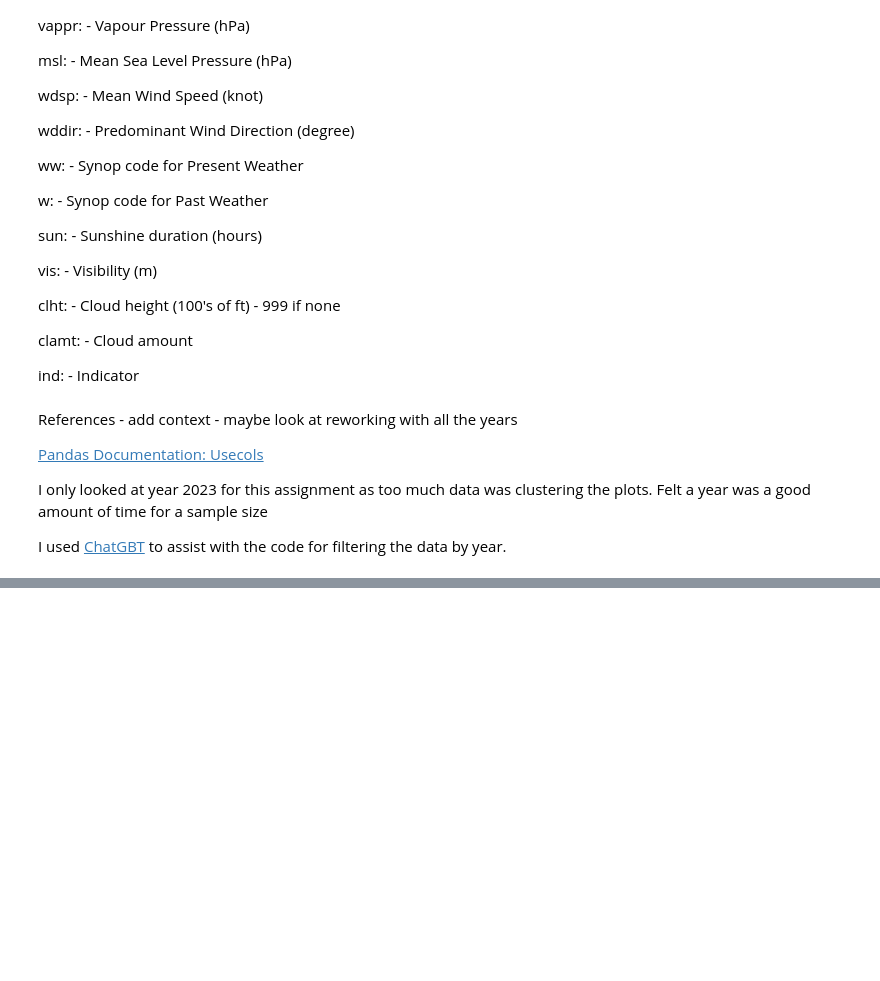
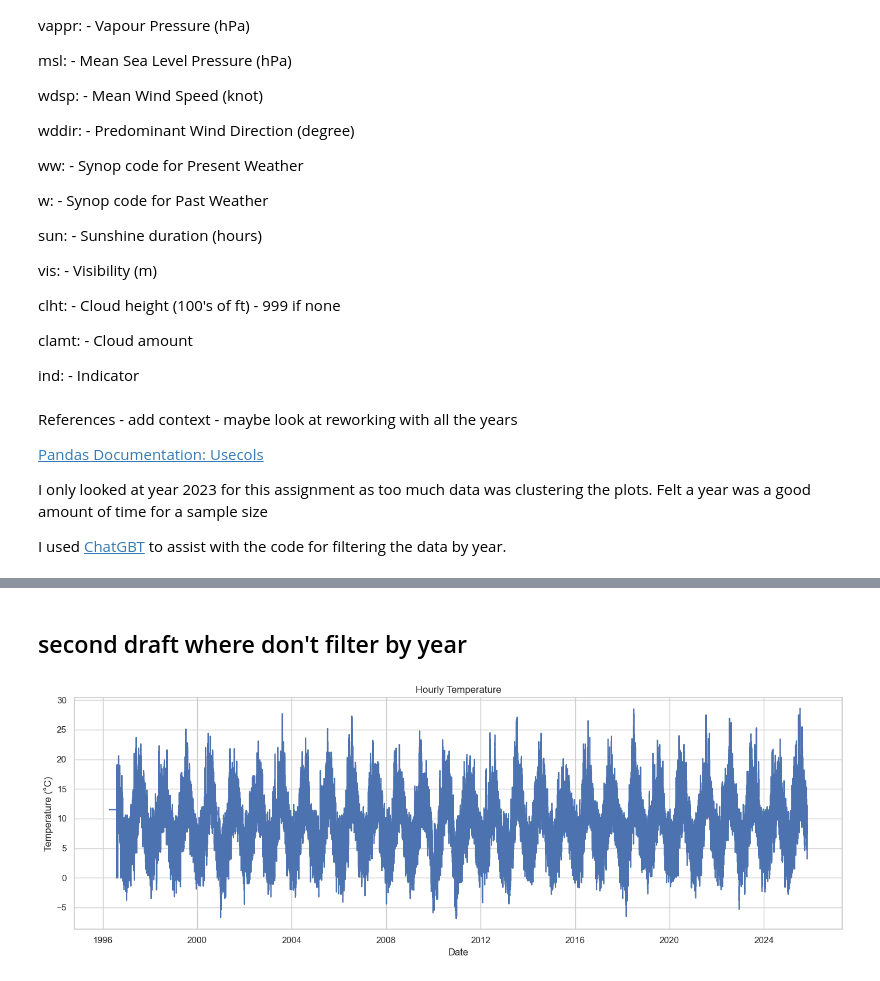
Before and after one commit to LDonn32/PDFA, a Jupyter notebook: Assignments/assignment06-weather.ipynb, the cells around one changed output, grey strips where cells are left out. Drawn from its saved outputs; the diff is of its cells as text; code cells hidden in the pictures; blank space fills up the shorter version.

```diff
--- a/Assignments/assignment06-weather.ipynb
+++ b/Assignments/assignment06-weather.ipynb
@@ -198,0 +195,2 @@ Text(0, 0.5, 'Monthly Mean Temperature (°C)')
+# %% [markdown]
+## second draft where don't filter by year
@@ -198,0 +202,35 @@ Text(0, 0.5, 'Monthly Mean Temperature (°C)')
+# %%
+sns.set(style="whitegrid")
+# %%
+# Load data (no year filtering; full range)
+url = "https://cli.fusio.net/cli/climate_data/webdata/hly4935.csv"
+# skip the metadata at the top
+df = pd.read_csv(url, skiprows=23)
+
+# Quick inspect
+# %%
+# Parse datetime and set index
+# The file usually has a 'date' column like 'DD-MMM-YYYY HH:MM'. Use dayfirst and coerce errors to catch parsing issues.
+df['date'] = pd.to_datetime(df['date'], dayfirst=True, errors='coerce')
+# drop rows where date failed to parse
+df = df.dropna(subset=['date']).copy()
+# set index
+df = df.set_index('date').sort_index()
+
+print('\nDate range:', df.index.min(), 'to', df.index.max())
+# %%
+# Cell 4 - Temperature: hourly time series
+if 'temp' not in df.columns:
+    raise ValueError("No 'temp' column found in the data. Check column names printed above.")
+
+plt.figure(figsize=(14,5))
+ax = sns.lineplot(data=df, x=df.index, y='temp')
+ax.set_title('Hourly Temperature')
+ax.set_xlabel('Date')
+ax.set_ylabel('Temperature (°C)')
+ax.xaxis.set_major_locator(mdates.AutoDateLocator())
+ax.xaxis.set_major_formatter(mdates.ConciseDateFormatter(mdates.AutoDateLocator()))
+plt.tight_layout()
+plt.show()
+# %% [output]
+[figure, added]
```
Also changed, not shown: parts of 14 cells of this notebook, 1 other file.
